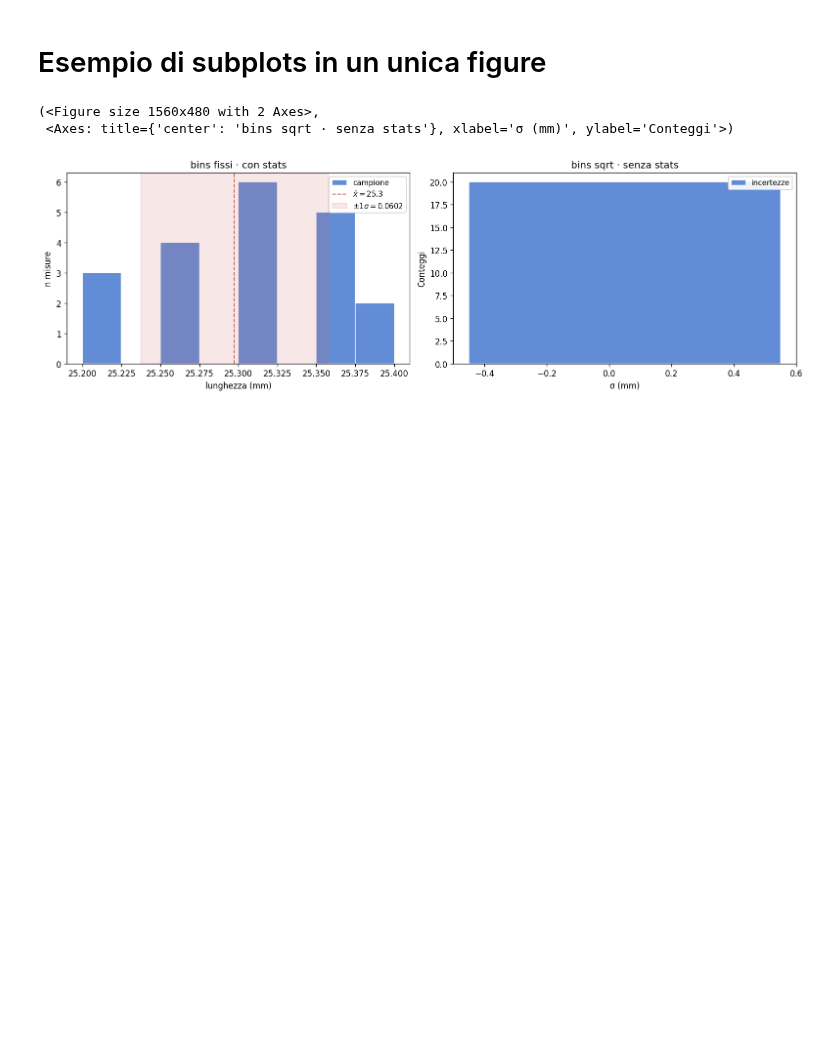
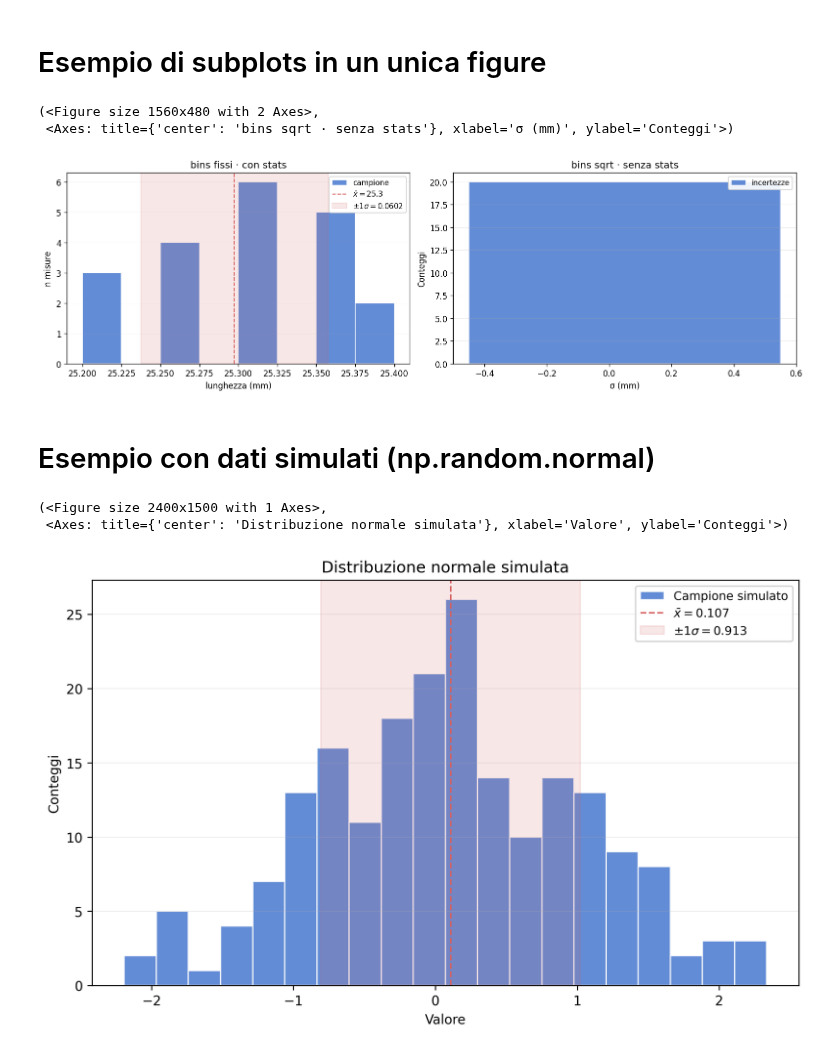
Before and after one commit to giancarmine-sparso/mespy, a Jupyter notebook: notebooks/test_plot_utils.ipynb, the cells around one changed output. Drawn from its saved outputs; the diff is of its cells as text; code cells hidden in the pictures; blank space fills up the shorter version.

```diff
--- a/notebooks/test_plot_utils.ipynb
+++ b/notebooks/test_plot_utils.ipynb
@@ -29,3 +29,22 @@ pl.histogram(sigma,     bins="sqrt", xlabel="σ (mm)", title="bins sqrt · senza
 (<Figure size 1560x480 with 2 Axes>,
  <Axes: title={'center': 'bins sqrt · senza stats'}, xlabel='σ (mm)', ylabel='Conteggi'>)
 [figure]
+# %% [markdown]
+# Esempio con dati simulati (np.random.normal)
+# %%
+import numpy as np
+
+data_normale = np.random.normal(loc=0, scale=1, size=200)
+
+pl.histogram(
+    data_normale,
+    bins=20,
+    label="Campione simulato",
+    xlabel="Valore",
+    title="Distribuzione normale simulata",
+    save_path="../figures/histogram_normal.png",
+)
+# %% [output]
+(<Figure size 2400x1500 with 1 Axes>,
+ <Axes: title={'center': 'Distribuzione normale simulata'}, xlabel='Valore', ylabel='Conteggi'>)
+[figure, added]
```
Also changed, not shown: 11 other files.
